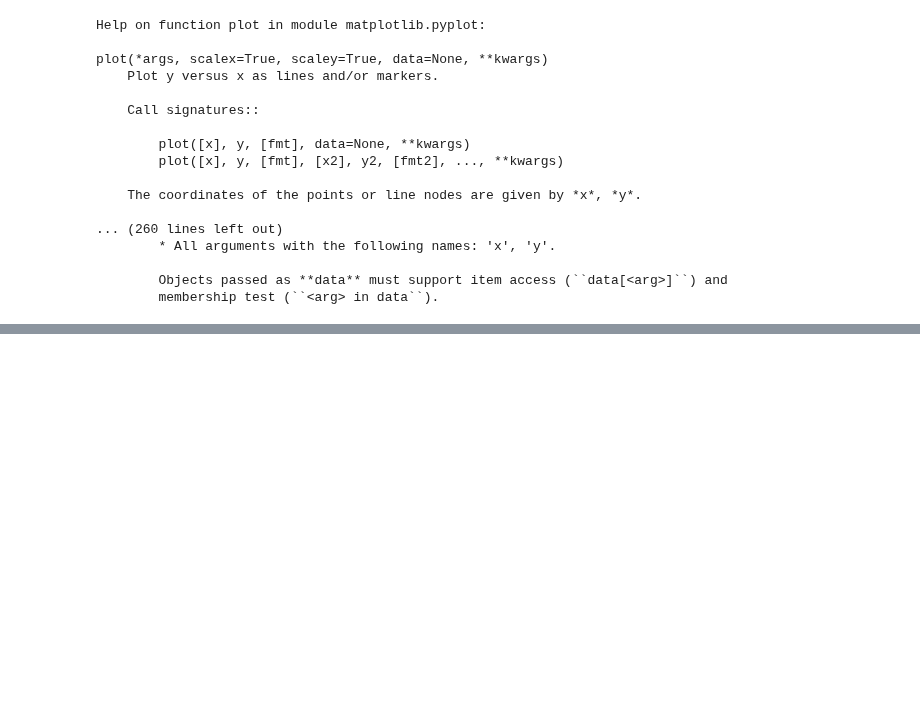
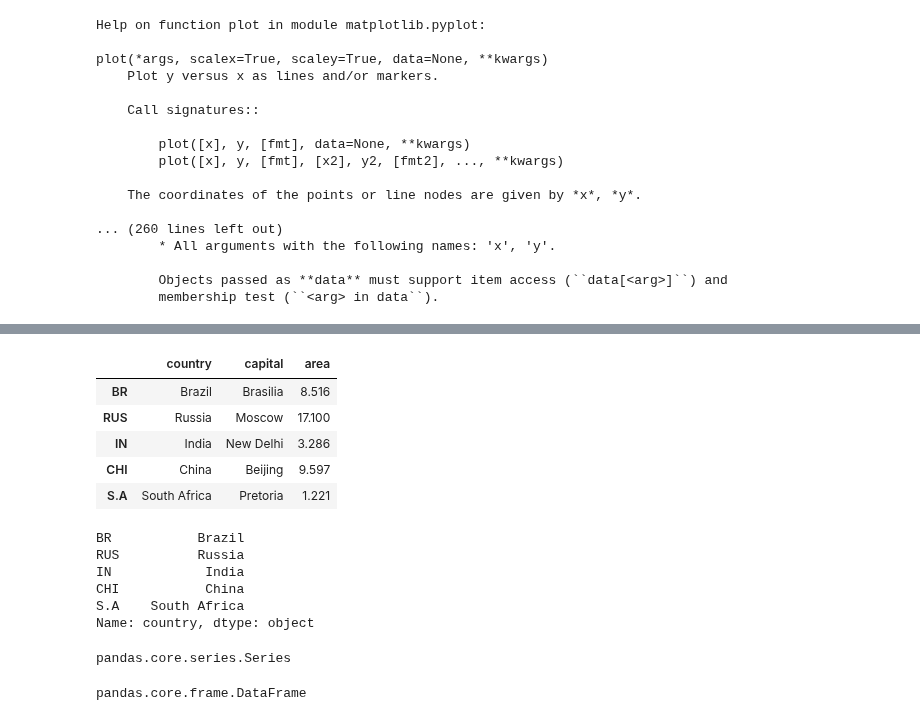
Before and after one commit to SANYAM1996/scatter-plotter, a Jupyter notebook: DS_1.ipynb, the cells around one changed output, grey strips where cells are left out. Cells and saved outputs as stored; diff of their text form; code cells hidden in the pictures; blank space fills up the shorter version.

```diff
--- a/DS_1.ipynb
+++ b/DS_1.ipynb
@@ -289,0 +303,28 @@ plot(*args, scalex=True, scaley=True, data=None, **kwargs)
+# %%
+brics.index = ['BR','RUS','IN','CHI','S.A']
+brics
+# %% [output]
+|  | country | capital | area |
+| BR | Brazil | Brasilia | 8.516 |
+| RUS | Russia | Moscow | 17.100 |
+| IN | India | New Delhi | 3.286 |
+| CHI | China | Beijing | 9.597 |
+| S.A | South Africa | Pretoria | 1.221 |
+# %%
+brics['country']
+# %% [output]
+BR           Brazil
+RUS          Russia
+IN            India
+CHI           China
+S.A    South Africa
+Name: country, dtype: object
+# %%
+# here i learnt the difference between of dataframe and series and how to command them with column access
+type(brics['country'])
+# %% [output]
+pandas.core.series.Series
+# %%
+type(brics[['country']])
+# %% [output]
+pandas.core.frame.DataFrame
```
Also changed, not shown: parts of 14 cells of this notebook.
